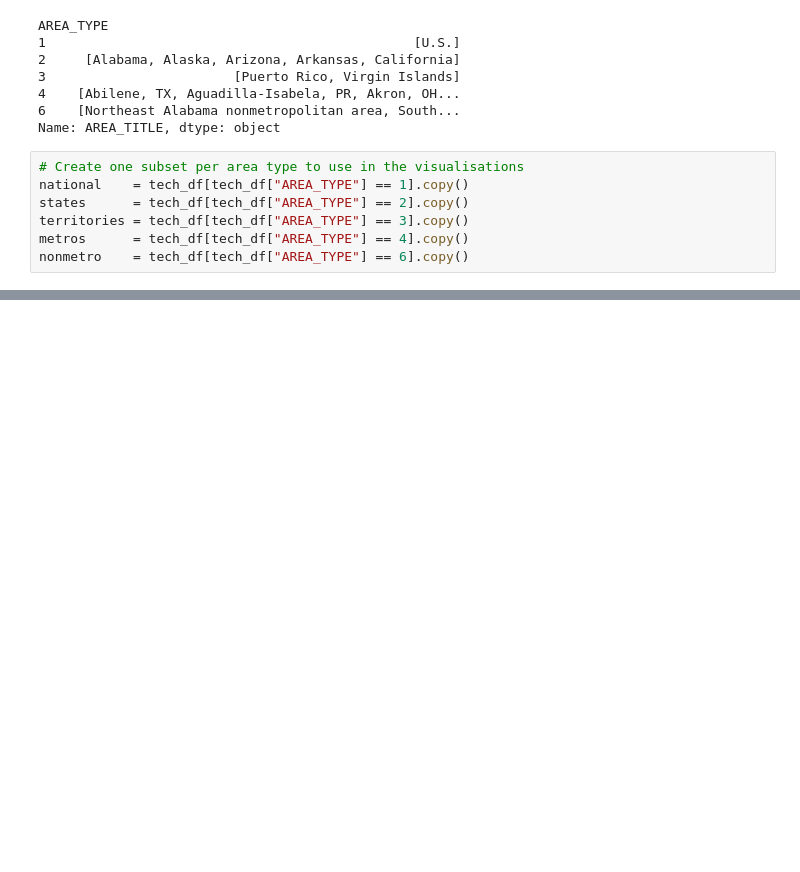
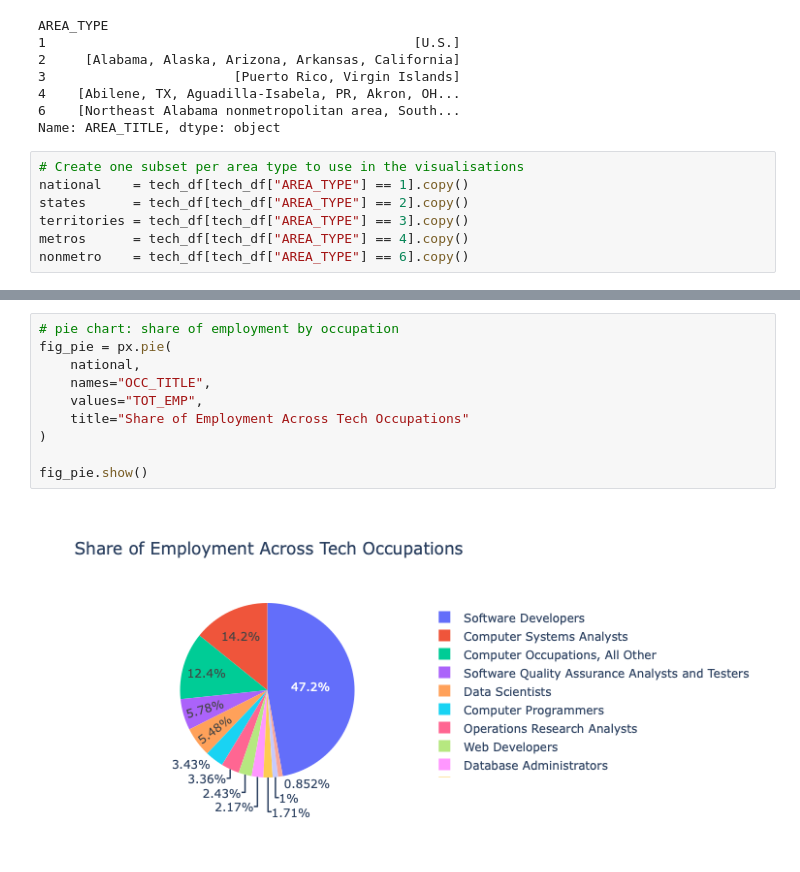
Before and after one commit to chryswds/DVC-CA1, a Jupyter notebook: DVC_CA1-2023334.ipynb, the cells around one changed output, grey strips where cells are left out. Saved outputs shown, nothing was run; the diff lists cells and outputs as text; blank space fills up the shorter version.

Commit message:
Creates interactive plotly pie chart for the share of national employment across tech occupations

```diff
--- a/DVC_CA1-2023334.ipynb
+++ b/DVC_CA1-2023334.ipynb
@@ -171,0 +179,12 @@ nonmetro    = tech_df[tech_df["AREA_TYPE"] == 6].copy()
+# %%
+# pie chart: share of employment by occupation
+fig_pie = px.pie(
+    national,
+    names="OCC_TITLE",
+    values="TOT_EMP",
+    title="Share of Employment Across Tech Occupations"
+)
+
+fig_pie.show()
+# %% [output]
+[figure, added]
```
Also changed, not shown: parts of 5 cells of this notebook.
